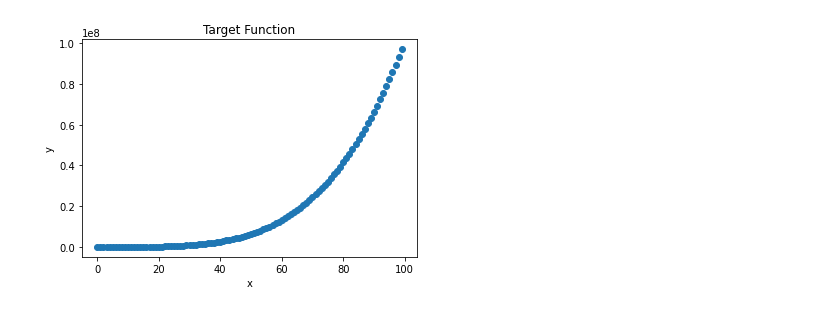
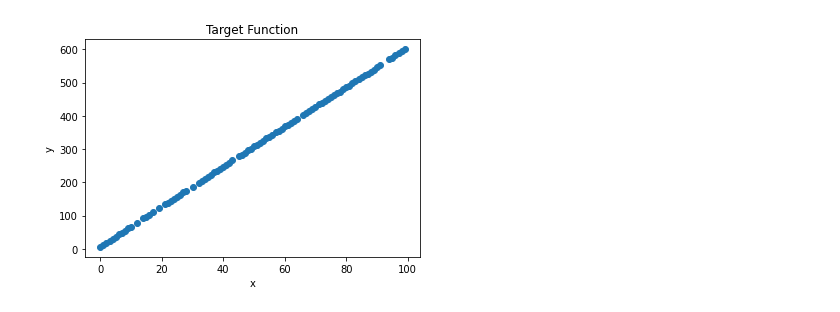
Before and after one commit to noobChef01/grape, a Jupyter notebook: ag_regression/experiment_CFG_multi_runs.ipynb, the cells around one changed output. Saved outputs shown, nothing was run; the diff lists cells and outputs as text; code cells hidden in the pictures.

```diff
--- a/ag_regression/experiment_CFG_multi_runs.ipynb
+++ b/ag_regression/experiment_CFG_multi_runs.ipynb
@@ -15,17 +15,17 @@ import warnings
 warnings.filterwarnings("ignore")
 # %%
 x = np.arange(0, 100)
-y = lambda x: x**4 + x**3 + x**2 + x
-# noise = 100* np.random.normal(0, 1, size=x.shape)
-# y_noised = y(x) + noise
+y = lambda x: 6 * x + 4
+noise = np.random.randint(1, 5, size=x.shape)
+y_noised = y(x) + noise
 
-# X_train, X_test, y_train, y_test = train_test_split(x, y_noised, test_size=0.1, shuffle=True)
+X_train, X_test, y_train, y_test = train_test_split(x, y_noised, test_size=0.1, shuffle=True)
 # %%
-plt.scatter(x, y(x))
+plt.scatter(X_train, y_train)
 plt.title("Target Function")
 plt.xlabel("x")
 plt.ylabel("y")
 plt.show()
 # %% [output]
-[figure, old version]
+[figure, new version]
 # %%
```
Also changed, not shown: parts of 9 cells of this notebook, 5 other files.
